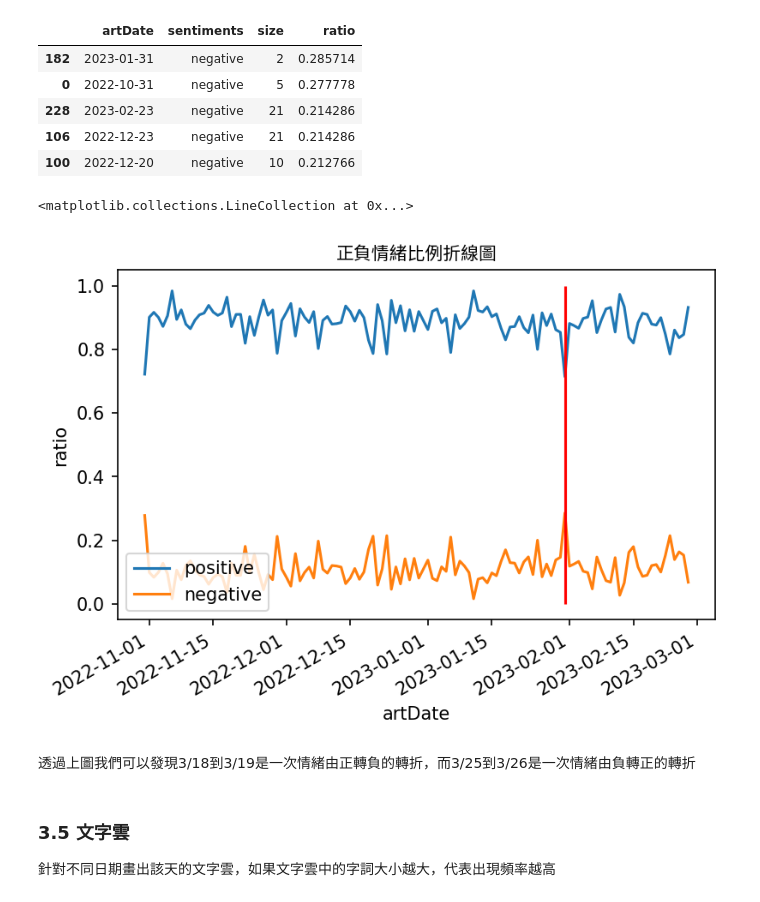
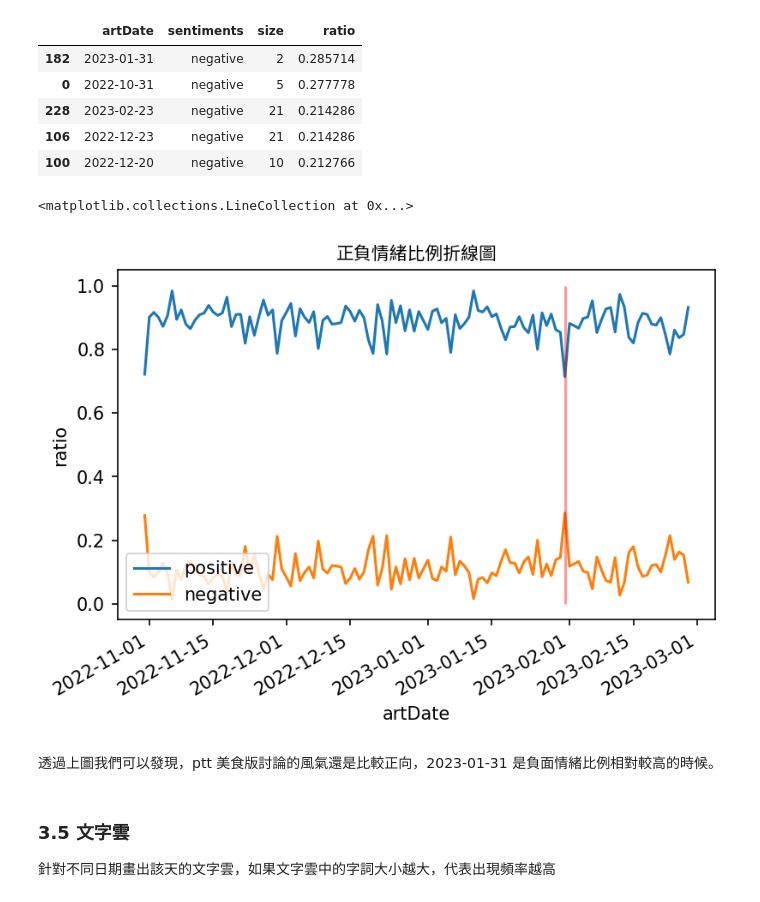
Before and after one commit to Text-Analytics-and-Retrieval/SMA_2023S, a Jupyter notebook: week4_sentiment_analysis/week4_sentiment_zh.ipynb, the cells around one changed output. Saved outputs shown, nothing was run; the diff lists cells and outputs as text; code cells hidden in the pictures.

```diff
--- a/week4_sentiment_analysis/week4_sentiment_zh.ipynb
+++ b/week4_sentiment_analysis/week4_sentiment_zh.ipynb
@@ -250,26 +250,27 @@ neg.sort_values("ratio", ascending=False).head()
 | 106 | 2022-12-23 | negative | 21 | 0.214286 |
 | 100 | 2022-12-20 | negative | 10 | 0.212766 |
 # %%
+# 加入紅色的垂直線
 fig, ax = plt.subplots()
 
 ax.plot(pos['artDate'],
        pos['ratio'],
        color = colors[0])
 ax.plot(neg['artDate'],
        neg['ratio'],
        color = colors[1])
 
 plt.xlabel('artDate')
 plt.ylabel('ratio')
 ax.legend(['positive','negative'], loc ='lower left')
 fig.autofmt_xdate()
 plt.title('正負情緒比例折線圖', fontproperties=fprop)
-plt.vlines(datetime.strptime('2023-01-31',"%Y-%m-%d"),0,1,color="red")
+plt.vlines(datetime.strptime('2023-01-31',"%Y-%m-%d"),0,1,color="red", alpha = 0.4)
 # %% [output]
 <matplotlib.collections.LineCollection at 0x...>
-[figure, old version]
+[figure, new version]
-# %% [markdown]
-透過上圖我們可以發現3/18到3/19是一次情緒由正轉負的轉折，而3/25到3/26是一次情緒由負轉正的轉折
+# %% [markdown]
+透過上圖我們可以發現，ptt 美食版討論的風氣還是比較正向，2023-01-31 是負面情緒比例相對較高的時候。
 # %% [markdown]
 ### 3.5 文字雲
 針對不同日期畫出該天的文字雲，如果文字雲中的字詞大小越大，代表出現頻率越高
```
Also changed, not shown: parts of 5 cells of this notebook, 1 other file.
